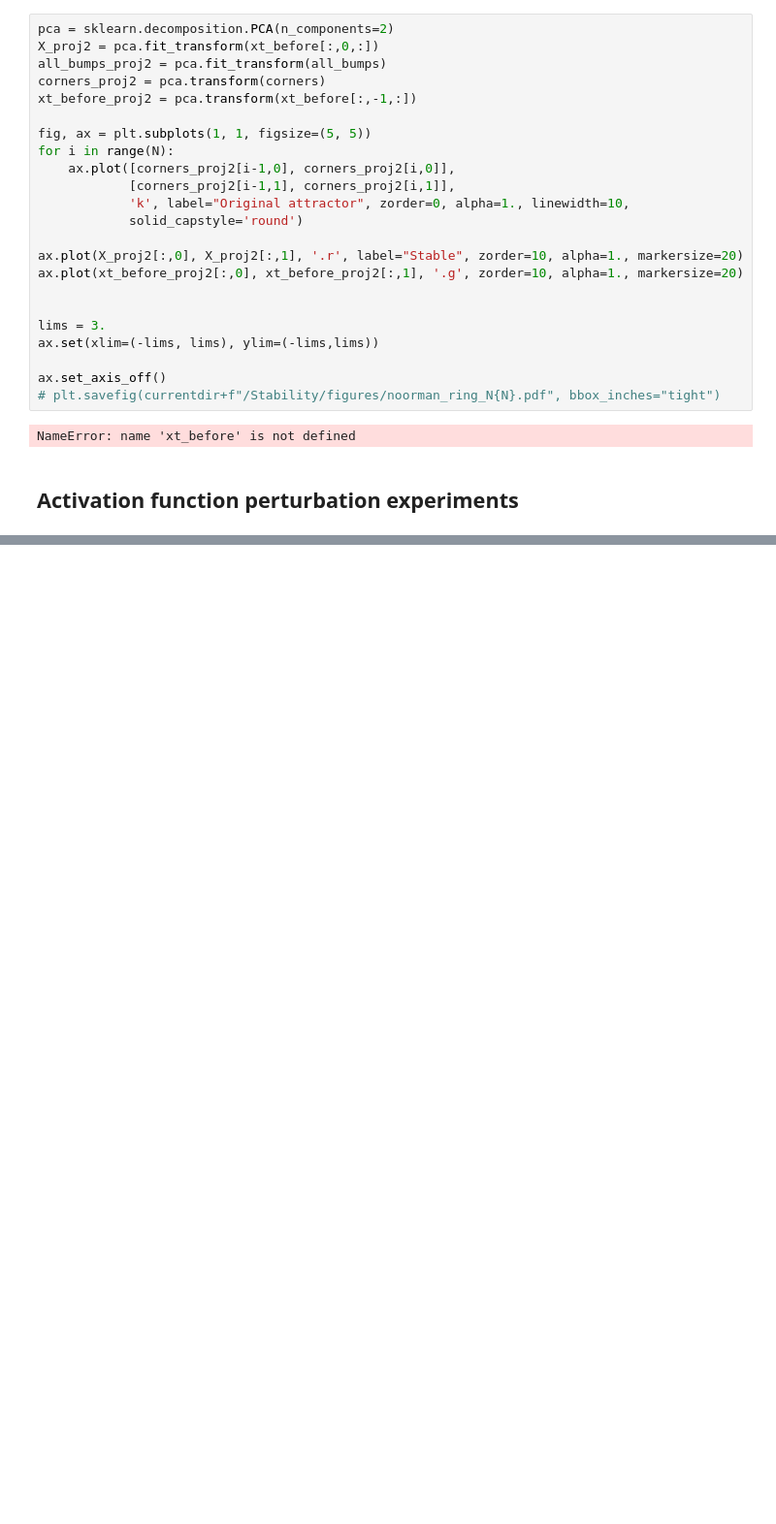
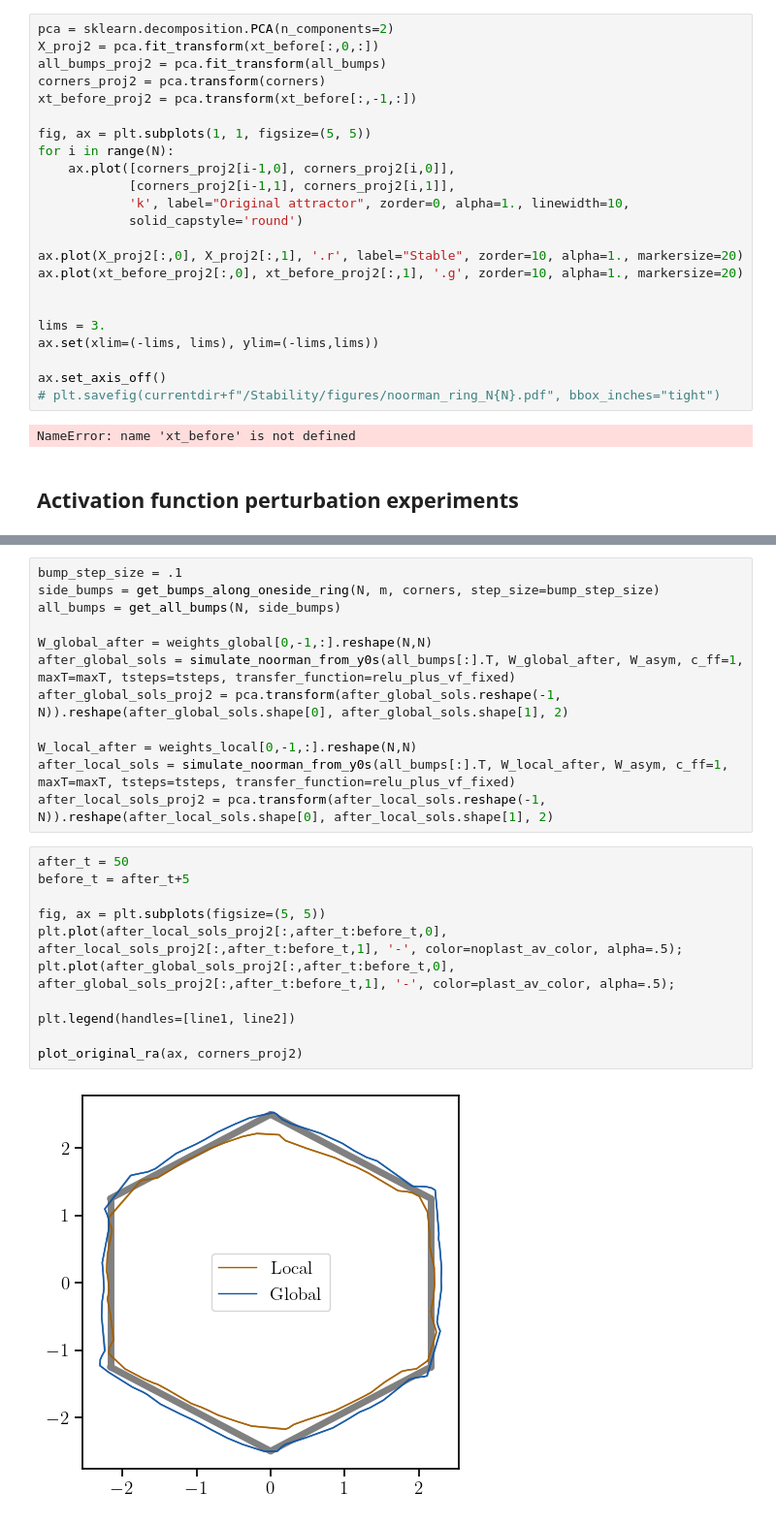
Before and after one commit to Asagodi/topological_diversity, a Jupyter notebook: Stability/homeostasis/plasticity.ipynb, the cells around one changed output, grey strips where cells are left out. Shown at 97% size. Cells and saved outputs as stored; diff of their text form; blank space fills up the shorter version.

```diff
--- a/Stability/homeostasis/plasticity.ipynb
+++ b/Stability/homeostasis/plasticity.ipynb
@@ -874,0 +1202,25 @@ pert_sols_proj2 = pca.transform(pert_sols.reshape(-1, N)).reshape(pert_sols.shap
+# %%
+bump_step_size = .1
+side_bumps = get_bumps_along_oneside_ring(N, m, corners, step_size=bump_step_size)
+all_bumps = get_all_bumps(N, side_bumps)
+
+W_global_after = weights_global[0,-1,:].reshape(N,N)
+after_global_sols = simulate_noorman_from_y0s(all_bumps[:].T, W_global_after, W_asym, c_ff=1, maxT=maxT, tsteps=tsteps, transfer_function=relu_plus_vf_fixed)
+after_global_sols_proj2 = pca.transform(after_global_sols.reshape(-1, N)).reshape(after_global_sols.shape[0], after_global_sols.shape[1], 2)
+
+W_local_after = weights_local[0,-1,:].reshape(N,N)
+after_local_sols = simulate_noorman_from_y0s(all_bumps[:].T, W_local_after, W_asym, c_ff=1, maxT=maxT, tsteps=tsteps, transfer_function=relu_plus_vf_fixed)
+after_local_sols_proj2 = pca.transform(after_local_sols.reshape(-1, N)).reshape(after_local_sols.shape[0], after_local_sols.shape[1], 2)
+# %%
+after_t = 50
+before_t = after_t+5
+
+fig, ax = plt.subplots(figsize=(5, 5))
+plt.plot(after_local_sols_proj2[:,after_t:before_t,0], after_local_sols_proj2[:,after_t:before_t,1], '-', color=noplast_av_color, alpha=.5);
+plt.plot(after_global_sols_proj2[:,after_t:before_t,0], after_global_sols_proj2[:,after_t:before_t,1], '-', color=plast_av_color, alpha=.5);
+
+plt.legend(handles=[line1, line2])
+
+plot_original_ra(ax, corners_proj2)
+# %% [output]
+[figure, added]
```
Also changed, not shown: parts of 14 cells of this notebook.
